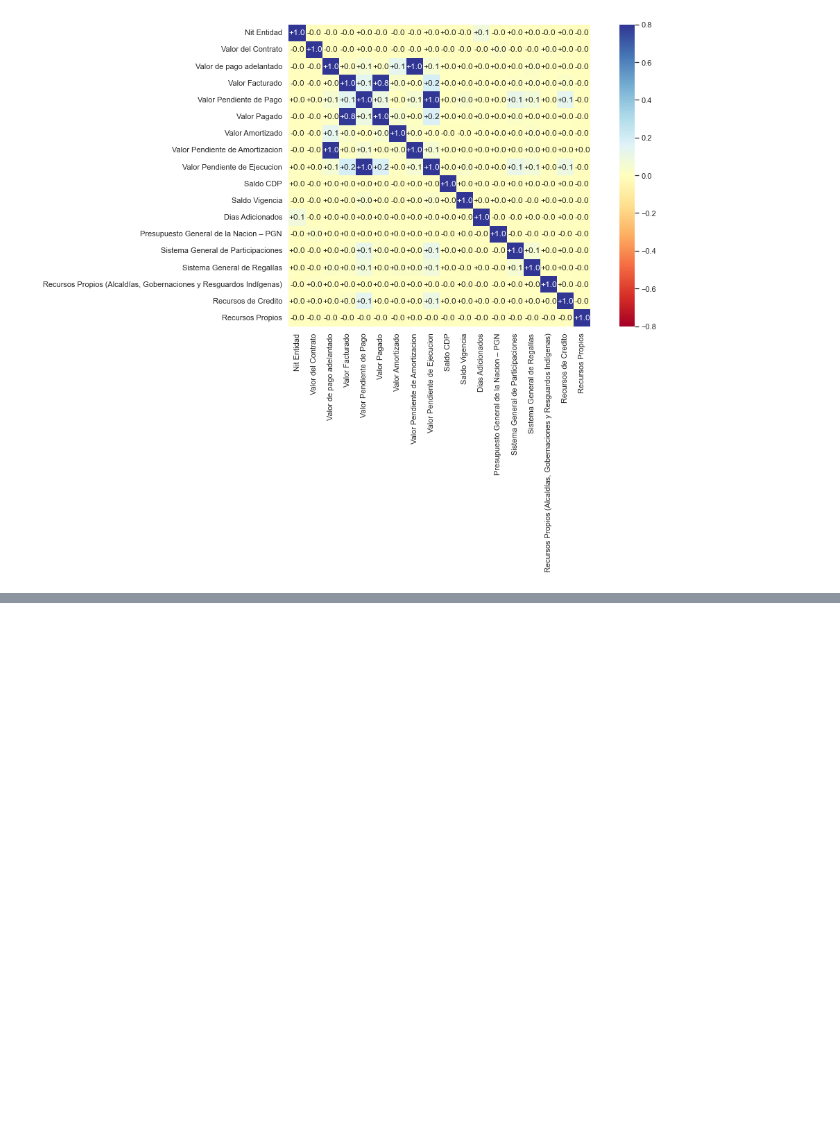
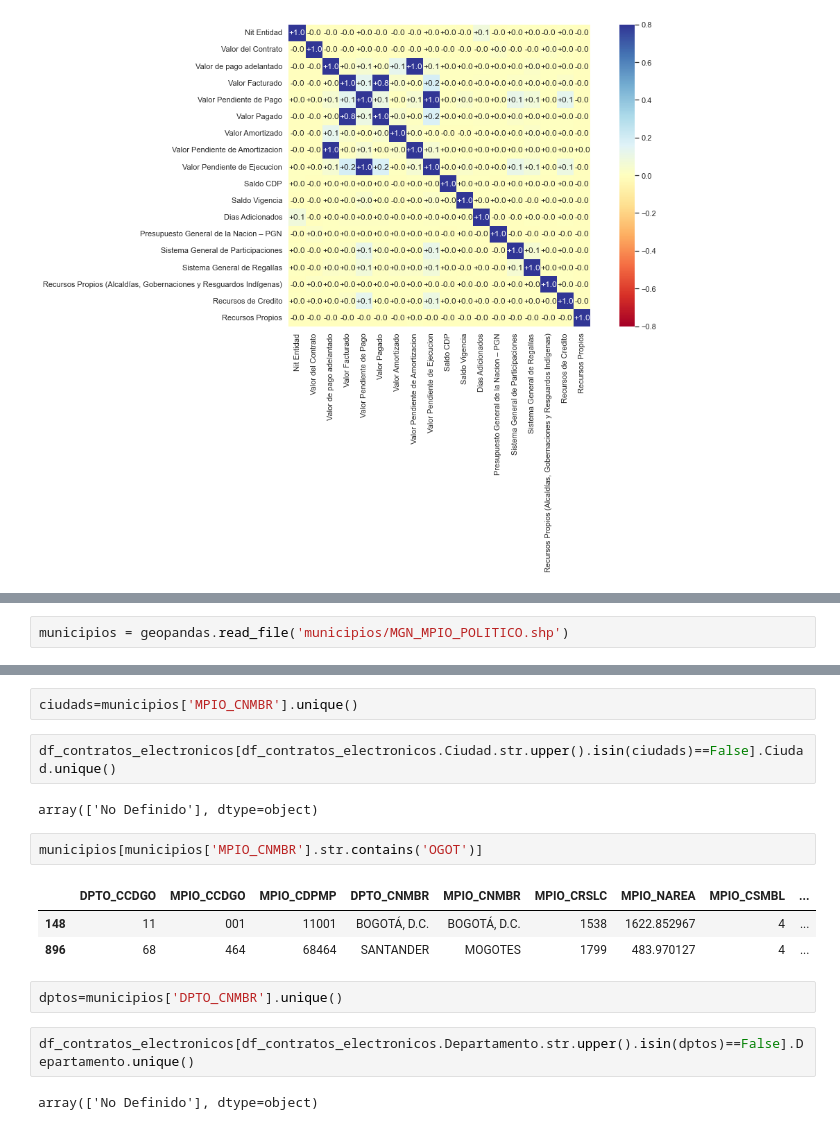
Before and after one commit to lumariaap15/secop-ds4a, a Jupyter notebook: EDA_secop_II.ipynb, the cells around one changed output, grey strips where cells are left out. Drawn from its saved outputs; the diff is of its cells as text; blank space fills up the shorter version.

```diff
--- a/EDA_secop_II.ipynb
+++ b/EDA_secop_II.ipynb
@@ -211,0 +214,2 @@ sns.heatmap(df_contratos_electronicos.corr(), cmap='RdYlBu', annot=True, square=
+# %%
+municipios = geopandas.read_file('municipios/MGN_MPIO_POLITICO.shp')
@@ -211,0 +221,18 @@ sns.heatmap(df_contratos_electronicos.corr(), cmap='RdYlBu', annot=True, square=
+# %%
+ciudads=municipios['MPIO_CNMBR'].unique()
+# %%
+df_contratos_electronicos[df_contratos_electronicos.Ciudad.str.upper().isin(ciudads)==False].Ciudad.unique()
+# %% [output]
+array(['No Definido'], dtype=object)
+# %%
+municipios[municipios['MPIO_CNMBR'].str.contains('OGOT')]
+# %% [output]
+|  | DPTO_CCDGO | MPIO_CCDGO | MPIO_CDPMP | DPTO_CNMBR | MPIO_CNMBR | MPIO_CRSLC | MPIO_NAREA | MPIO_CSMBL | ... |
+| 148 | 11 | 001 | 11001 | BOGOTÁ, D.C. | BOGOTÁ, D.C. | 1538 | 1622.852967 | 4 | ... |
+| 896 | 68 | 464 | 68464 | SANTANDER | MOGOTES | 1799 | 483.970127 | 4 | ... |
+# %%
+dptos=municipios['DPTO_CNMBR'].unique()
+# %%
+df_contratos_electronicos[df_contratos_electronicos.Departamento.str.upper().isin(dptos)==False].Departamento.unique()
+# %% [output]
+array(['No Definido'], dtype=object)
```
Also changed, not shown: parts of 11 cells of this notebook.
